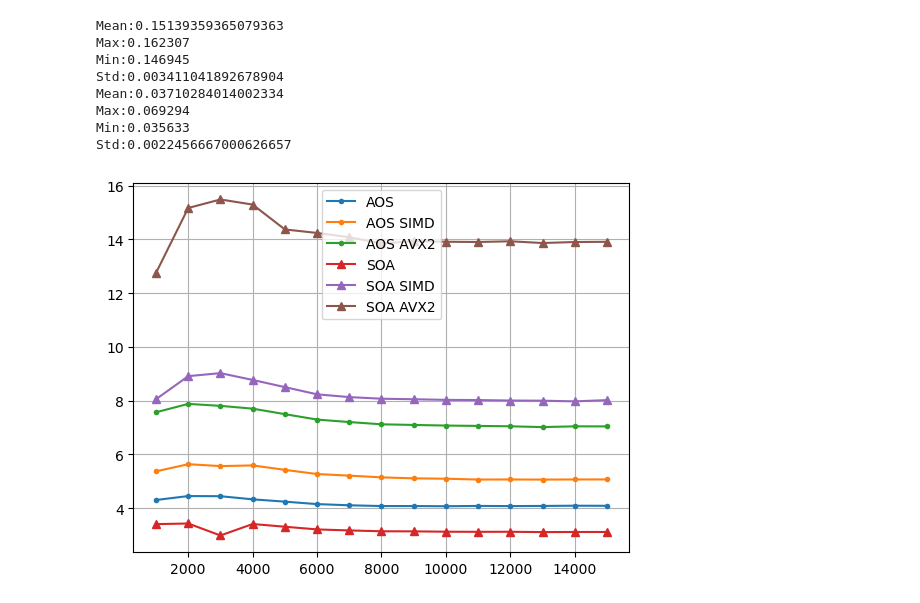
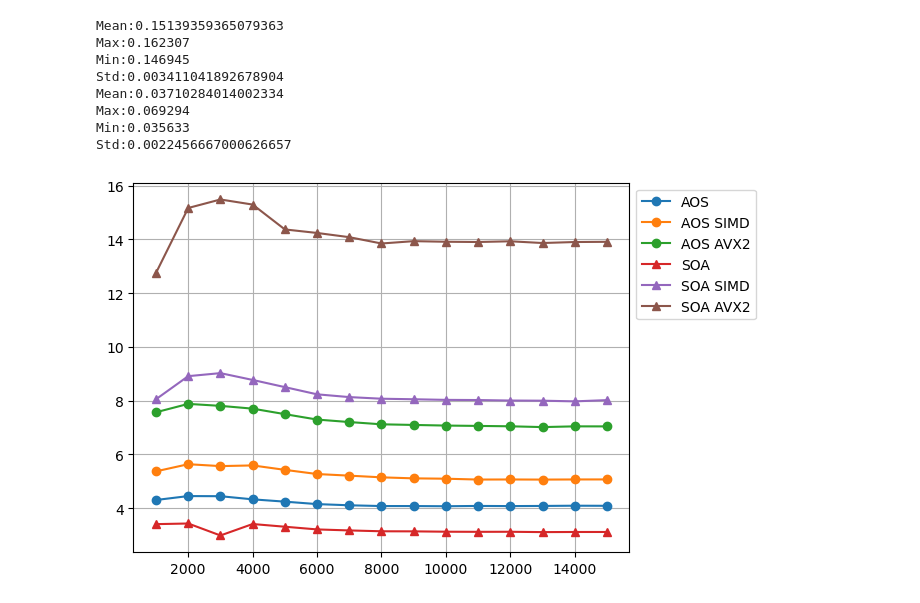
Before and after one commit to LucchesiCarlo/Parallel_Computing_First, a Jupyter notebook: Elaborate_Results.ipynb, the cells around one changed output. Saved outputs shown, nothing was run; the diff lists cells and outputs as text; code cells hidden in the pictures.

```diff
--- a/Elaborate_Results.ipynb
+++ b/Elaborate_Results.ipynb
@@ -111,14 +137,14 @@ Max:0.069294
 Min:0.035633
 Std:0.0022456667000626657
 # %%
-plt.plot(loads, [np.mean(sequential_series[i]) / np.mean(parallel_AOS_series[i]) for i in range(len(loads))], label = "AOS", marker = ".")
-plt.plot(loads, [np.mean(sequential_series[i]) / np.mean(parallel_AOS_simd_series[i]) for i in range(len(loads))], label = "AOS SIMD", marker = ".")
-plt.plot(loads, [np.mean(sequential_series[i]) / np.mean(parallel_AOS_simd_manual_series[i]) for i in range(len(loads))], label = "AOS AVX2", marker = ".")
+plt.plot(loads, [np.mean(sequential_series[i]) / np.mean(parallel_AOS_series[i]) for i in range(len(loads))], label = "AOS", marker = "o")
+plt.plot(loads, [np.mean(sequential_series[i]) / np.mean(parallel_AOS_simd_series[i]) for i in range(len(loads))], label = "AOS SIMD", marker = "o")
+plt.plot(loads, [np.mean(sequential_series[i]) / np.mean(parallel_AOS_simd_manual_series[i]) for i in range(len(loads))], label = "AOS AVX2", marker = "o")
 plt.plot(loads, [np.mean(sequential_series[i]) / np.mean(parallel_SOA_series[i]) for i in range(len(loads))], label = "SOA", marker = "^")
 plt.plot(loads, [np.mean(sequential_series[i]) / np.mean(parallel_SOA_simd_series[i]) for i in range(len(loads))], label = "SOA SIMD", marker = "^")
 plt.plot(loads, [np.mean(sequential_series[i]) / np.mean(parallel_SOA_simd_manual_series[i]) for i in range(len(loads))], label = "SOA AVX2", marker = "^")
 
-plt.legend()
+plt.legend(bbox_to_anchor=(1, 1))
 plt.grid()
 # %% [output]
-[figure, old version]
+[figure, new version]
```
Also changed, not shown: parts of 5 cells of this notebook, 2 other files.
